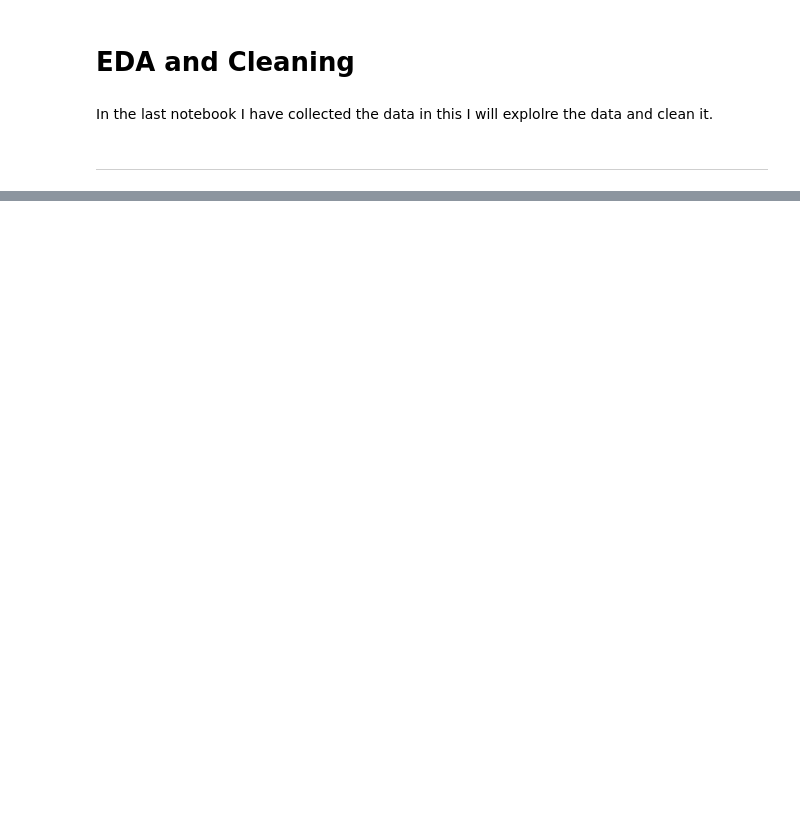
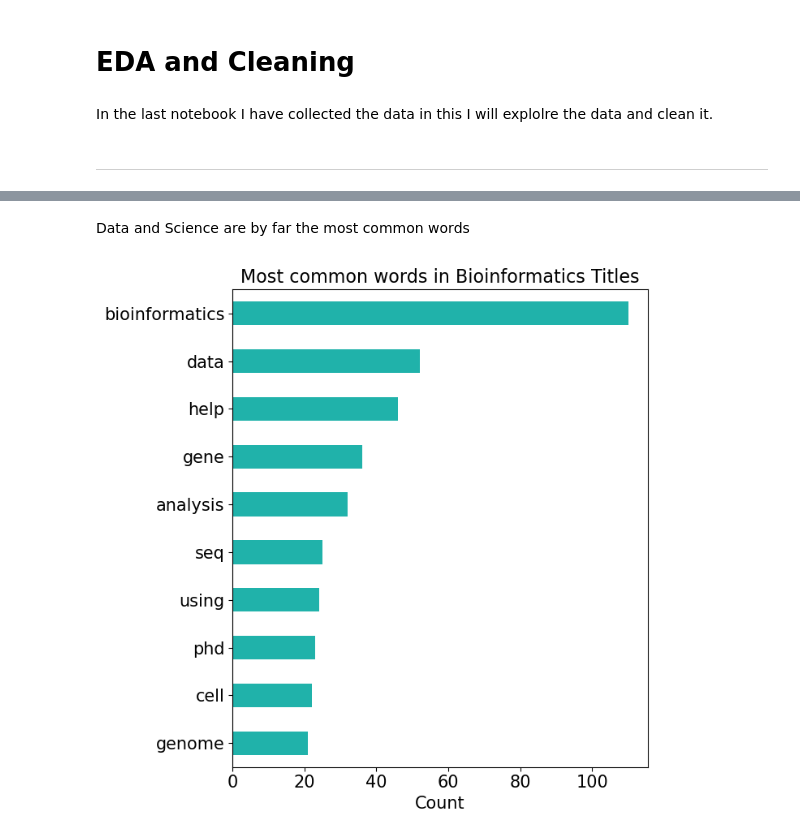
Before and after one commit to ailinnesse/NLP_Differentiate_Bioinformatics_Data_Science_texts, a Jupyter notebook: code/02_EDA_and_Cleaning.ipynb, the cells around one changed output, grey strips where cells are left out. Saved outputs shown, nothing was run; the diff lists cells and outputs as text; code cells hidden in the pictures; blank space fills up the shorter version.

```diff
--- a/code/02_EDA_and_Cleaning.ipynb
+++ b/code/02_EDA_and_Cleaning.ipynb
@@ -77,0 +136,13 @@ reddit.head()
+# %% [markdown]
+Data and Science are by far the most common words
+# %%
+bioinformatics_title_most_common = count_most_common_words(reddit_bioinformatics, 'title', 10)
+bioinformatics_title_most_common[::-1].plot(kind = 'barh', figsize = (7, 7), color = 'lightseagreen')
+plt.title('Most common words in Bioinformatics Titles', size = 16)
+plt.xticks(size = 15)
+plt.xlabel('Count', size = 15)
+plt.yticks(size = 15)
+plt.tight_layout()
+plt.savefig('../images/title_bioinformatics_most_common_words.jpeg');
+# %% [output]
+[figure, added]
```
Also changed, not shown: parts of 27 cells of this notebook, 9 other files.
